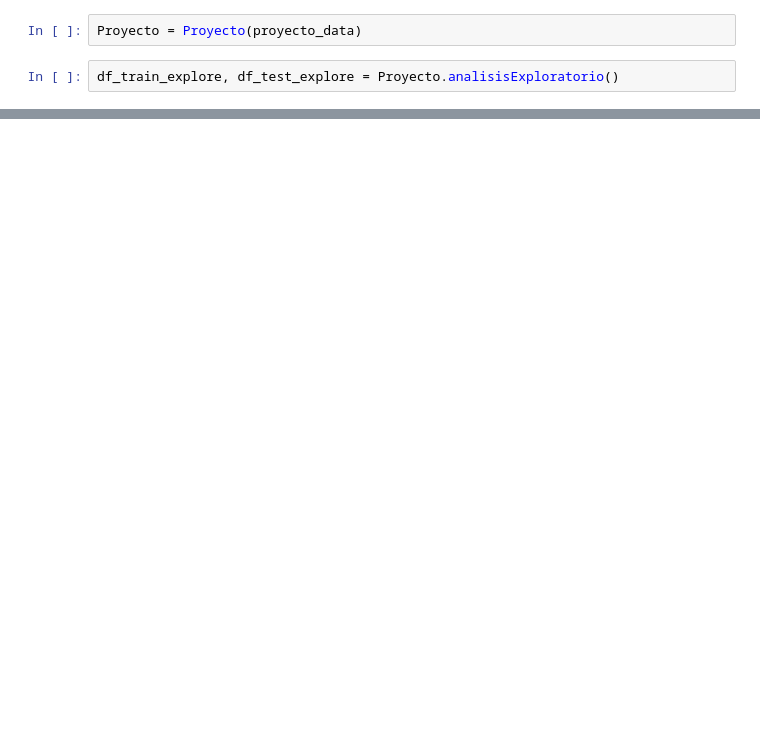
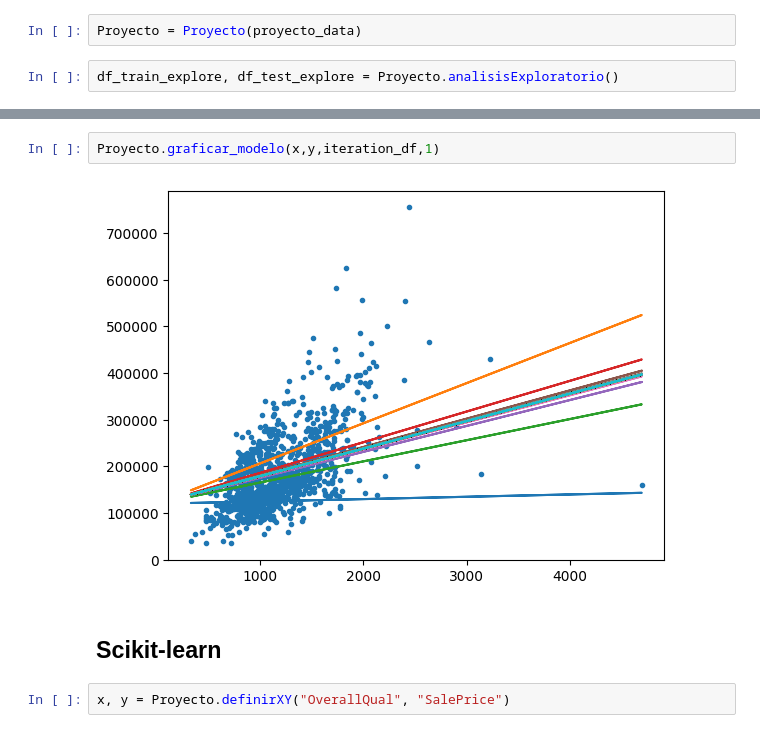
Before and after one commit to am23006810/CienciaDeDatosEnPython-Proyecto01, a Jupyter notebook: Proyecto_01.ipynb, the cells around one changed output, grey strips where cells are left out. Saved outputs shown, nothing was run; the diff lists cells and outputs as text; blank space fills up the shorter version.

```diff
--- a/Proyecto_01.ipynb
+++ b/Proyecto_01.ipynb
@@ -114,0 +257,8 @@ Corr LotFrontage: 0.3242649360606402
+# %%
+Proyecto.graficar_modelo(x,y,iteration_df,1)
+# %% [output]
+[figure, added]
+# %% [markdown]
+## Scikit-learn
+# %%
+x, y = Proyecto.definirXY("OverallQual", "SalePrice")
```
Also changed, not shown: parts of 16 cells of this notebook, 1 other file.
